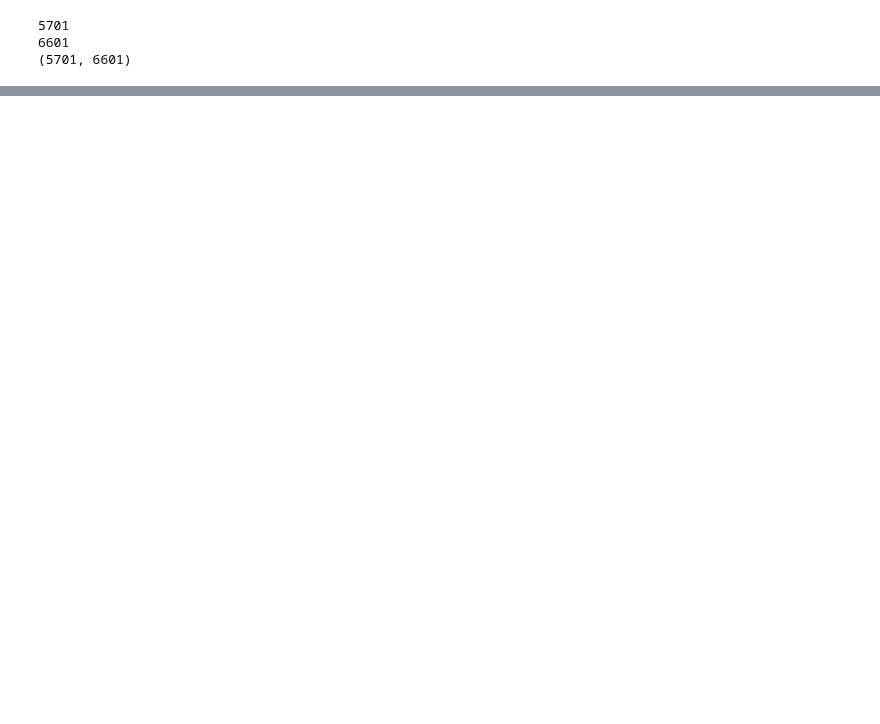
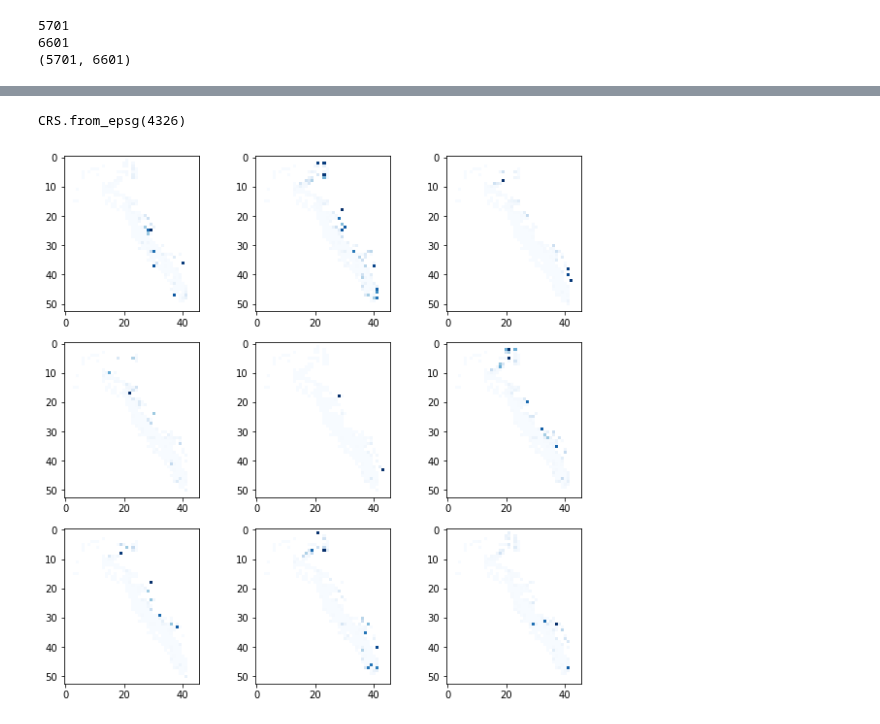
Before and after one commit to mariannecowherd/pe_snow_fires, a Jupyter notebook: scripts/pe.ipynb, the cells around one changed output, grey strips where cells are left out. Saved outputs shown, nothing was run; the diff lists cells and outputs as text; code cells hidden in the pictures; blank space fills up the shorter version.

```diff
--- a/scripts/pe.ipynb
+++ b/scripts/pe.ipynb
@@ -312,0 +388,40 @@ np.save('../all_max_pe.npy',max_pe)
+# %%
+yr=2000
+pe_path = 'pe_'+str(yr)+'.tif'
+swe_path = 'swe_rp_'+str(yr)+'.tif'
+pe_xr = rxr.open_rasterio(pe_path, masked=True).squeeze()
+swe_xr = rxr.open_rasterio(swe_path, masked=True).squeeze()
+# %%
+sai = swe_xr/pe_xr
+# %%
+pe_xr.rio.crs
+# %% [output]
+CRS.from_epsg(4326)
+# %%
+# WGS84 coordinates
+minx, miny = min(lon), min(lat)
+maxx, maxy = max(lon), max(lat)
+bbox = box(minx, miny, maxx, maxy)
+geo = gpd.GeoDataFrame({'geometry': bbox}, index=[0], crs=pe_xr.rio.crs)
+def getFeatures(gdf):
+    """Function to parse features from GeoDataFrame in such a manner that rasterio wants them"""
+    import json
+    return [json.loads(gdf.to_json())['features'][0]['geometry']]
+coords = getFeatures(geo)
+sai_all = {}
+for yr in range(1985,2016):
+    pe_path = 'pe_'+str(yr)+'.tif'
+    with rasterio.open(pe_path) as src:
+        out_image, out_transform = rasterio.mask.mask(src, coords, crop=True,all_touched=True)
+        out_meta = src.meta
+    swe_path = 'swe_rp_'+str(yr)+'.tif'
+    swe_xr = rxr.open_rasterio(swe_path, masked=True).squeeze()
+    sai_all[str(yr)]=  out_image[0,:,:-1] / swe_xr
+# %%
+f,axes=plt.subplots(3,3,figsize=(10,10))
+years = range(1989,1989+9)
+for i, ax in enumerate(axes.flatten()):
+    sai = sai_all[str(years[i])]
+    ax.imshow(sai,cmap = 'Blues')
+# %% [output]
+[figure, added]
```
Also changed, not shown: parts of 17 cells of this notebook.
